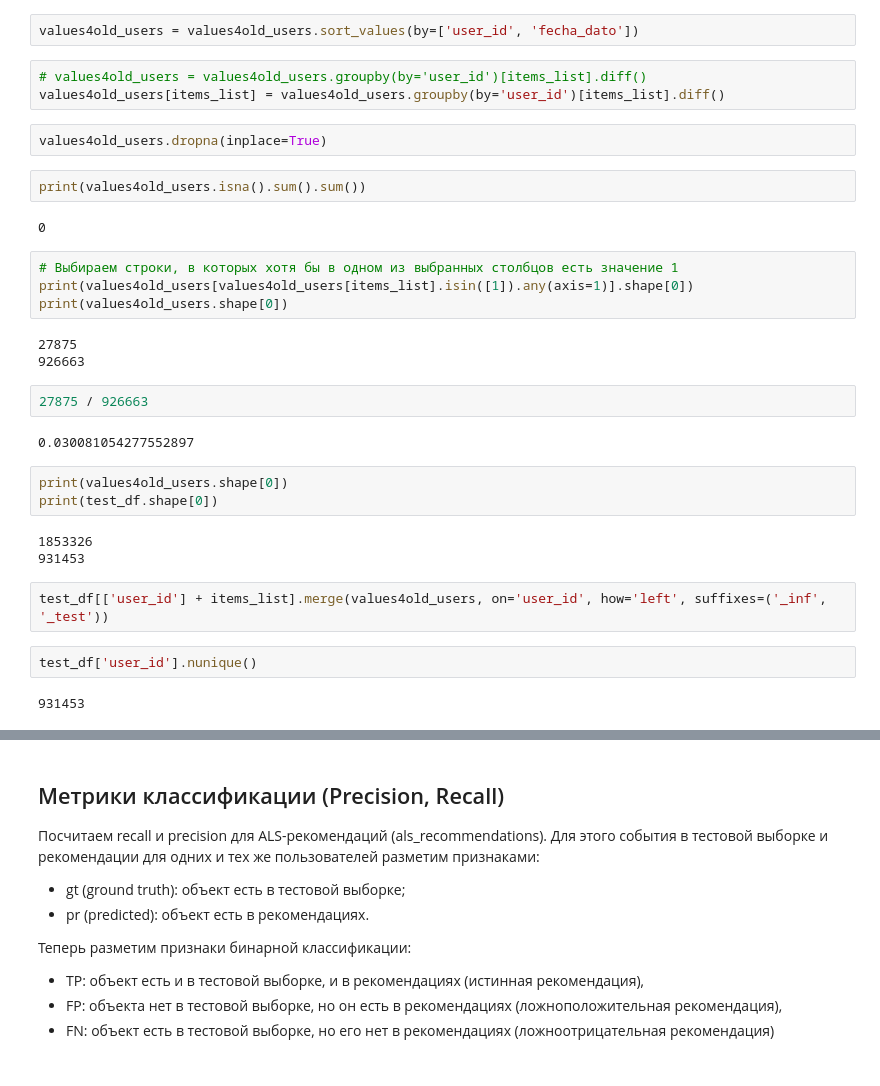
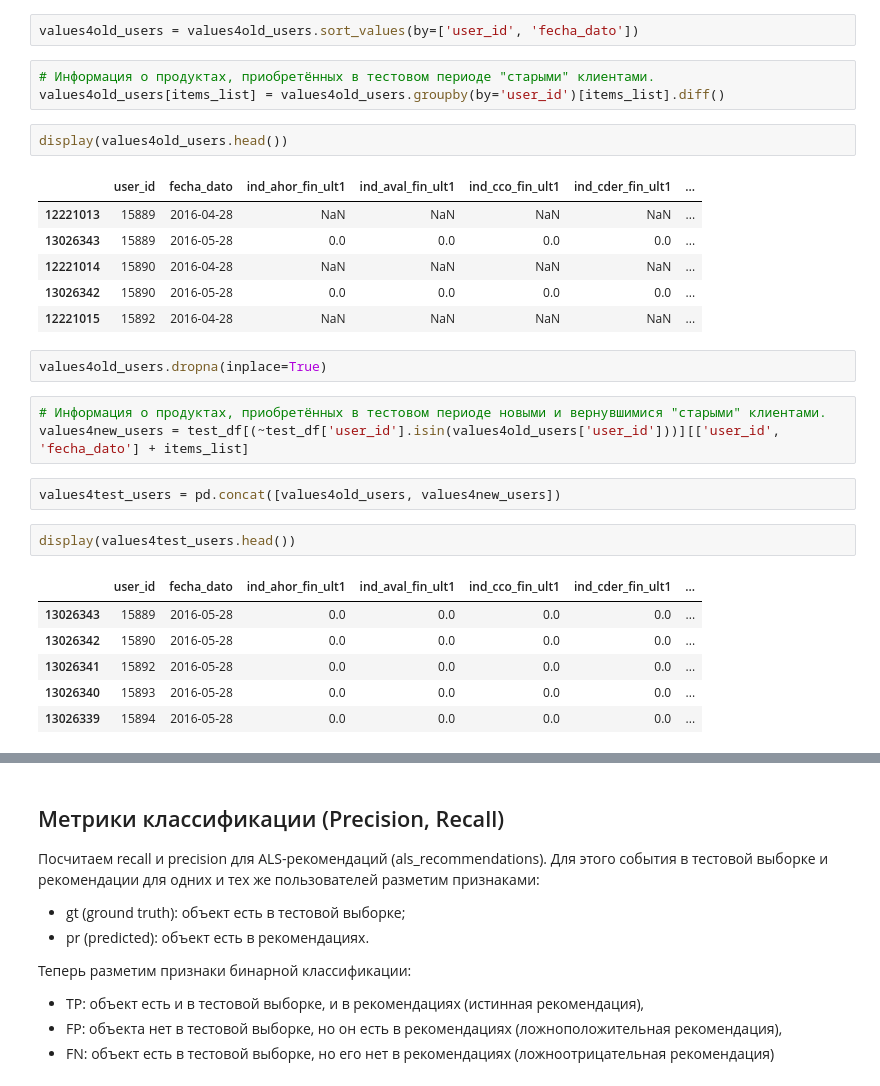
Before and after one commit to alien150684/banking_products_recom, a Jupyter notebook: recommendations.ipynb, the cells around one changed output, grey strips where cells are left out. Cells and saved outputs as stored; diff of their text form.

```diff
--- a/recommendations.ipynb
+++ b/recommendations.ipynb
@@ -1492,34 +1522,30 @@ display(values4old_users[values4old_users['user_id']==896839])
 # %%
 values4old_users = values4old_users.sort_values(by=['user_id', 'fecha_dato'])
 # %%
-# values4old_users = values4old_users.groupby(by='user_id')[items_list].diff()
+# Информация о продуктах, приобретённых в тестовом периоде "старыми" клиентами.
 values4old_users[items_list] = values4old_users.groupby(by='user_id')[items_list].diff()
+# %%
+display(values4old_users.head())
+# %% [output]
+|  | user_id | fecha_dato | ind_ahor_fin_ult1 | ind_aval_fin_ult1 | ind_cco_fin_ult1 | ind_cder_fin_ult1 | ... |
+| 12221013 | 15889 | 2016-04-28 | NaN | NaN | NaN | NaN | ... |
+| 13026343 | 15889 | 2016-05-28 | 0.0 | 0.0 | 0.0 | 0.0 | ... |
+| 12221014 | 15890 | 2016-04-28 | NaN | NaN | NaN | NaN | ... |
+| 13026342 | 15890 | 2016-05-28 | 0.0 | 0.0 | 0.0 | 0.0 | ... |
+| 12221015 | 15892 | 2016-04-28 | NaN | NaN | NaN | NaN | ... |
 # %%
 values4old_users.dropna(inplace=True)
-# %%
-print(values4old_users.isna().sum().sum())
-# %% [output]
-0
-# %%
-# Выбираем строки, в которых хотя бы в одном из выбранных столбцов есть значение 1
-print(values4old_users[values4old_users[items_list].isin([1]).any(axis=1)].shape[0])
-print(values4old_users.shape[0])
-# %% [output]
-27875
-926663
-# %%
-27875 / 926663
-# %% [output]
-0.030081054277552897
-# %%
-print(values4old_users.shape[0])
-print(test_df.shape[0])
-# %% [output]
-1853326
-931453
-# %%
-test_df[['user_id'] + items_list].merge(values4old_users, on='user_id', how='left', suffixes=('_inf', '_test'))
-# %%
-test_df['user_id'].nunique()
-# %% [output]
-931453
+# %%
+# Информация о продуктах, приобретённых в тестовом периоде новыми и вернувшимися "старыми" клиентами.
+values4new_users = test_df[(~test_df['user_id'].isin(values4old_users['user_id']))][['user_id', 'fecha_dato'] + items_list]
+# %%
+values4test_users = pd.concat([values4old_users, values4new_users])
+# %%
+display(values4test_users.head())
+# %% [output]
+|  | user_id | fecha_dato | ind_ahor_fin_ult1 | ind_aval_fin_ult1 | ind_cco_fin_ult1 | ind_cder_fin_ult1 | ... |
+| 13026343 | 15889 | 2016-05-28 | 0.0 | 0.0 | 0.0 | 0.0 | ... |
+| 13026342 | 15890 | 2016-05-28 | 0.0 | 0.0 | 0.0 | 0.0 | ... |
+| 13026341 | 15892 | 2016-05-28 | 0.0 | 0.0 | 0.0 | 0.0 | ... |
+| 13026340 | 15893 | 2016-05-28 | 0.0 | 0.0 | 0.0 | 0.0 | ... |
+| 13026339 | 15894 | 2016-05-28 | 0.0 | 0.0 | 0.0 | 0.0 | ... |
```
Also changed, not shown: parts of 25 cells of this notebook, 1 other file.
